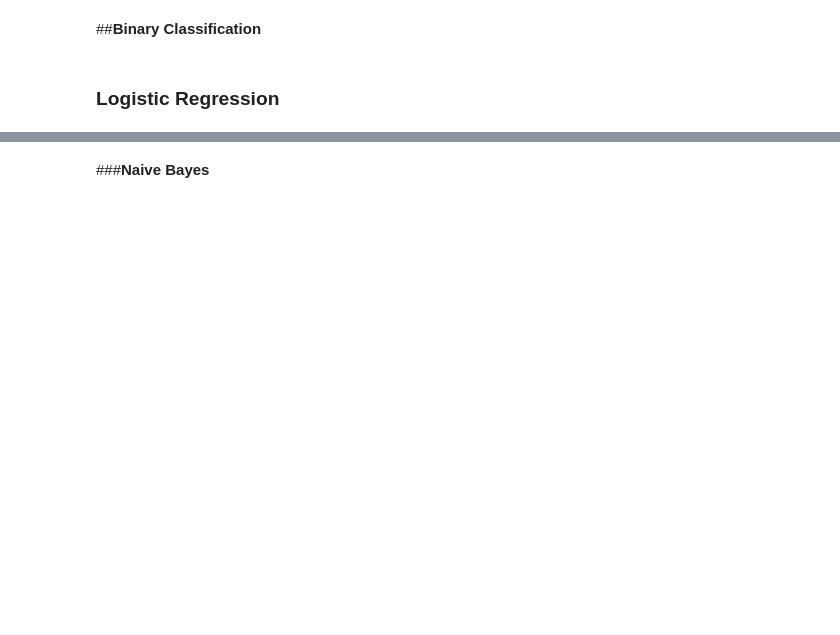
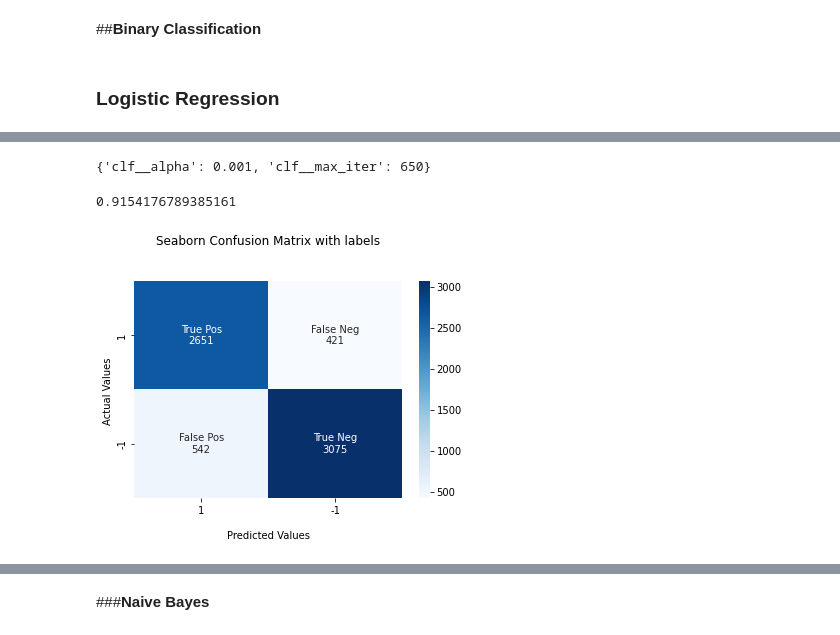
Before and after one commit to Yash1289/CoronaVirus_Tweet_Sentiment, a Jupyter notebook: Coronavirus_Tweet_Sentiment_Analysis_Capstone_Project.ipynb, the cells around one changed output, grey strips where cells are left out. Cells and saved outputs as stored; diff of their text form; code cells hidden in the pictures; blank space fills up the shorter version.

```diff
--- a/Coronavirus_Tweet_Sentiment_Analysis_Capstone_Project.ipynb
+++ b/Coronavirus_Tweet_Sentiment_Analysis_Capstone_Project.ipynb
@@ -1045,5 +1189,24 @@ corona_binary_df.drop(neutral_tweets , inplace=True )
 # %%
 X = corona_binary_df[training_columns]
 Y = corona_binary_df["Sentiment"]
+# %%
+def Improved_cf_binary(cf_matrix):
+
+  group_names = [ "True Pos","False Neg", "False Pos" ,"True Neg"]
+  group_counts = ["{0:0.0f}".format(value) for value in
+                  cf_matrix.flatten()]
+  labels = [f"{v1}\n{v2}" for v1, v2 in
+            zip(group_names,group_counts)]
+  labels = np.asarray(labels).reshape(2,2)
+
+  ax = sns.heatmap(cf_matrix , annot=labels,
+              fmt='', cmap='Blues')
+
+  ax.set_title('Seaborn Confusion Matrix with labels\n\n');
+  ax.set_xlabel('\nPredicted Values')
+  ax.set_ylabel('Actual Values ');
+
+  ax.xaxis.set_ticklabels(['1',"-1"])
+  ax.yaxis.set_ticklabels(['1',"-1"])
 # %% [markdown]
 ### **Logistic Regression**
@@ -1122,0 +1410,20 @@ print(classification_report(y_test,test_preds))
+# %%
+sgdcB_grid_model = SGDClassifier( )
+
+sgdcB_grid_pipe = Pipeline([
+                  ('vec', column_transformer),
+                  ('clf', sgdcB_grid_model)
+                ])
+# %%
+# HYperparameter Grid
+param_dict = {'clf__alpha': [0.00001, 0.0001,0.001,0.01],
+              "clf__max_iter" : [400,650 , 1000,1500]
+              }
+
+kfold = StratifiedKFold(n_splits=2)
+
+
+# Create an instance of the RandomForestRegressor
+sgdcB_grid_model = GridSearchCV(sgdcB_grid_pipe , param_grid=param_dict , cv = kfold , return_train_score=True, verbose=1)
+
+sgdcB_grid_model.fit(X_train, y_train)
@@ -1122,0 +1445,16 @@ print(classification_report(y_test,test_preds))
+# %%
+sgdcB_grid_model.best_params_
+# %% [output]
+{'clf__alpha': 0.001, 'clf__max_iter': 650}
+# %%
+sgdcB_grid_model.score(X_train ,y_train)
+# %% [output]
+0.9154176789385161
+# %%
+sgdcB_train_grid_preds = sgdcB_grid_model.predict(X_train)
+sgdcB_test_grid_preds = sgdcB_grid_model.predict(X_test)
+# %%
+cf_matrix_sgdcB_grid = confusion_matrix(y_test, sgdcB_test_grid_preds)
+Improved_cf_binary(cf_matrix_sgdcB_grid)
+# %% [output]
+[figure, added]
```
Also changed, not shown: parts of 108 cells of this notebook.
